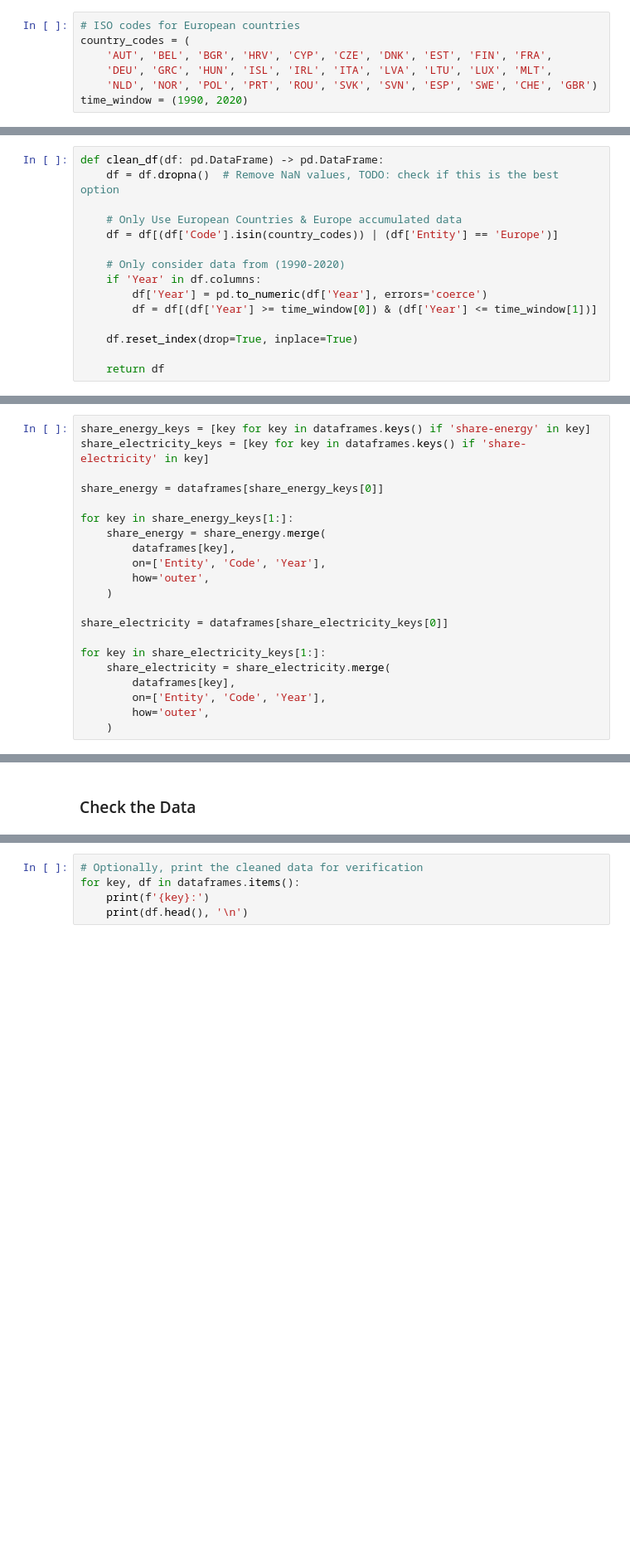
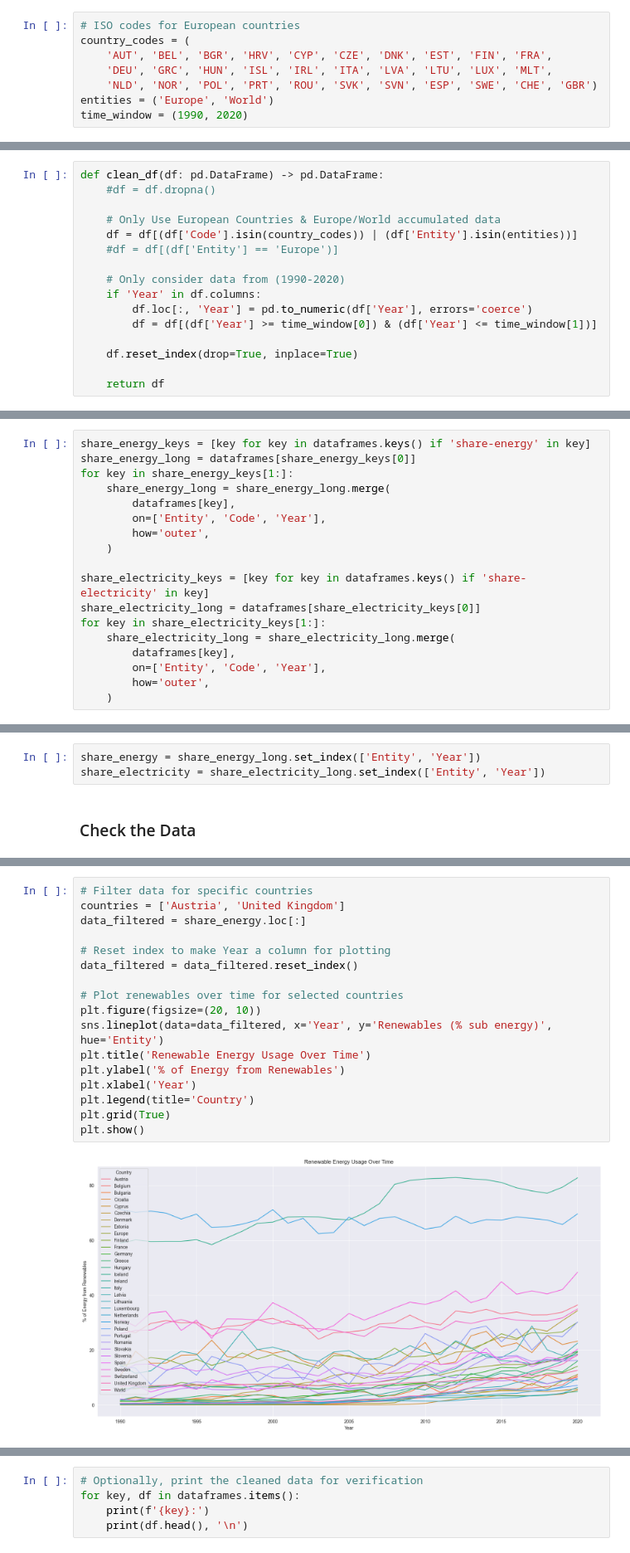
Before and after one commit to AlexanderGruebling/DOPP-Ex2, a Jupyter notebook: src/main.ipynb, the cells around one changed output, grey strips where cells are left out. Shown at 83% size. Cells and saved outputs as stored; diff of their text form; blank space fills up the shorter version.

Commit message:
Added European & World Data to dataframes

```diff
--- a/src/main.ipynb
+++ b/src/main.ipynb
@@ -36,6 +36,7 @@ country_codes = (
     'AUT', 'BEL', 'BGR', 'HRV', 'CYP', 'CZE', 'DNK', 'EST', 'FIN', 'FRA',
     'DEU', 'GRC', 'HUN', 'ISL', 'IRL', 'ITA', 'LVA', 'LTU', 'LUX', 'MLT',
     'NLD', 'NOR', 'POL', 'PRT', 'ROU', 'SVK', 'SVN', 'ESP', 'SWE', 'CHE', 'GBR')
+entities = ('Europe', 'World')
 time_window = (1990, 2020)
 # %% [markdown]
 We clean the data by:
@@ -44,14 +45,15 @@ We clean the data by:
 - Only consider our targeted time window (1990-2020)
 # %%
 def clean_df(df: pd.DataFrame) -> pd.DataFrame:
-    df = df.dropna()  # Remove NaN values, TODO: check if this is the best option
+    #df = df.dropna()
 
-    # Only Use European Countries & Europe accumulated data
-    df = df[(df['Code'].isin(country_codes)) | (df['Entity'] == 'Europe')]
+    # Only Use European Countries & Europe/World accumulated data
+    df = df[(df['Code'].isin(country_codes)) | (df['Entity'].isin(entities))]
+    #df = df[(df['Entity'] == 'Europe')]
 
     # Only consider data from (1990-2020)
     if 'Year' in df.columns:
-        df['Year'] = pd.to_numeric(df['Year'], errors='coerce')
+        df.loc[:, 'Year'] = pd.to_numeric(df['Year'], errors='coerce')
         df = df[(df['Year'] >= time_window[0]) & (df['Year'] <= time_window[1])]
 
     df.reset_index(drop=True, inplace=True)
@@ -92,21 +78,18 @@ Now we merge dataframes that contain semantically relevant data into one. These
 - `share_electricity:` merged from `share-electricity-hydro`,`share-electricity-solar`,`share-electricity-solar`,`share-electricity-wind`,`share-electricity-renewables`
 # %%
 share_energy_keys = [key for key in dataframes.keys() if 'share-energy' in key]
-share_electricity_keys = [key for key in dataframes.keys() if 'share-electricity' in key]
-
-share_energy = dataframes[share_energy_keys[0]]
-
+share_energy_long = dataframes[share_energy_keys[0]]
 for key in share_energy_keys[1:]:
-    share_energy = share_energy.merge(
+    share_energy_long = share_energy_long.merge(
         dataframes[key],
         on=['Entity', 'Code', 'Year'],
         how='outer',
     )
 
-share_electricity = dataframes[share_electricity_keys[0]]
-
+share_electricity_keys = [key for key in dataframes.keys() if 'share-electricity' in key]
+share_electricity_long = dataframes[share_electricity_keys[0]]
 for key in share_electricity_keys[1:]:
-    share_electricity = share_electricity.merge(
+    share_electricity_long = share_electricity_long.merge(
         dataframes[key],
         on=['Entity', 'Code', 'Year'],
         how='outer',
@@ -118,3 +100,6 @@ These newly merged frames can now be converted to a wide multi-index dataformat.
+# %%
+share_energy = share_energy_long.set_index(['Entity', 'Year'])
+share_electricity = share_electricity_long.set_index(['Entity', 'Year'])
 # %% [markdown]
 ### Check the Data
 # %%
@@ -144,0 +145,19 @@ Merged 'share_energy' DataFrame:
+# %%
+# Filter data for specific countries
+countries = ['Austria', 'United Kingdom']
+data_filtered = share_energy.loc[:]
+
+# Reset index to make Year a column for plotting
+data_filtered = data_filtered.reset_index()
+
+# Plot renewables over time for selected countries
+plt.figure(figsize=(20, 10))
+sns.lineplot(data=data_filtered, x='Year', y='Renewables (% sub energy)', hue='Entity')
+plt.title('Renewable Energy Usage Over Time')
+plt.ylabel('% of Energy from Renewables')
+plt.xlabel('Year')
+plt.legend(title='Country')
+plt.grid(True)
+plt.show()
+# %% [output]
+[figure, added]
```
Also changed, not shown: parts of 10 cells of this notebook.
